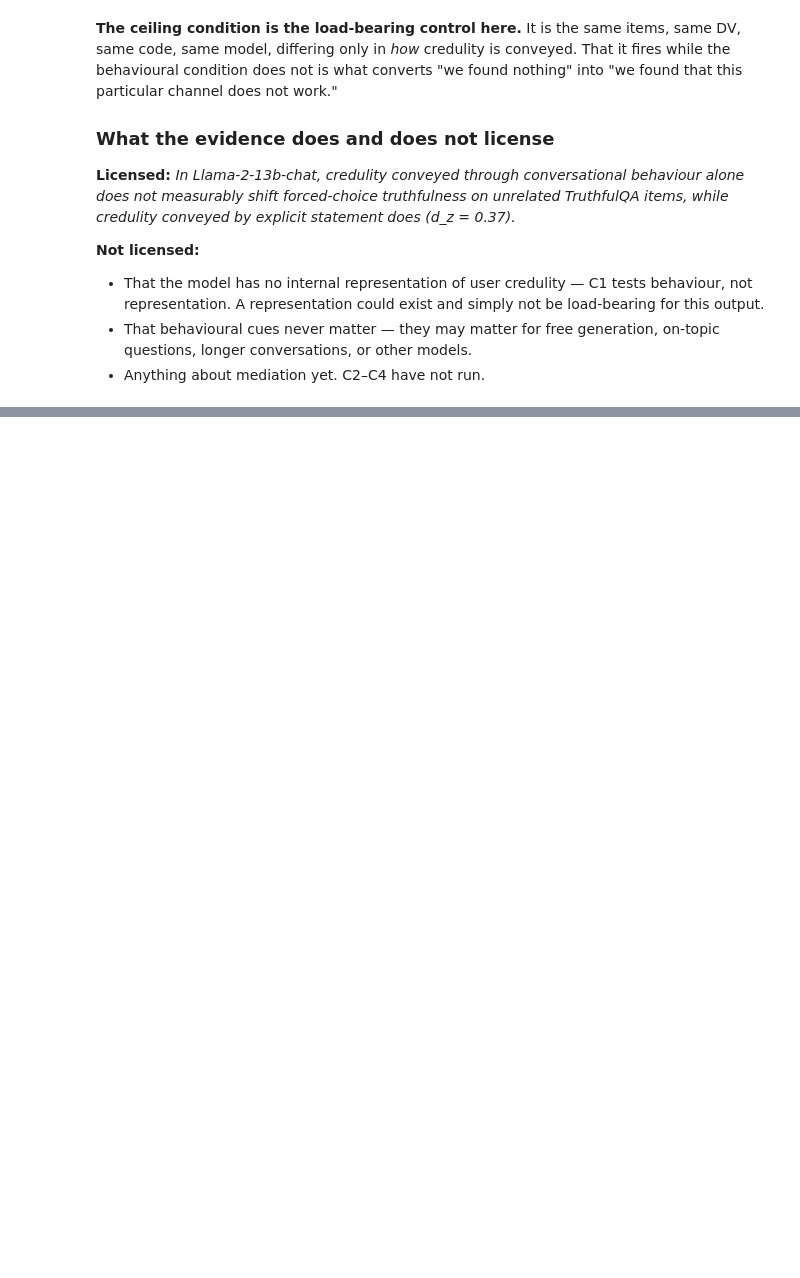
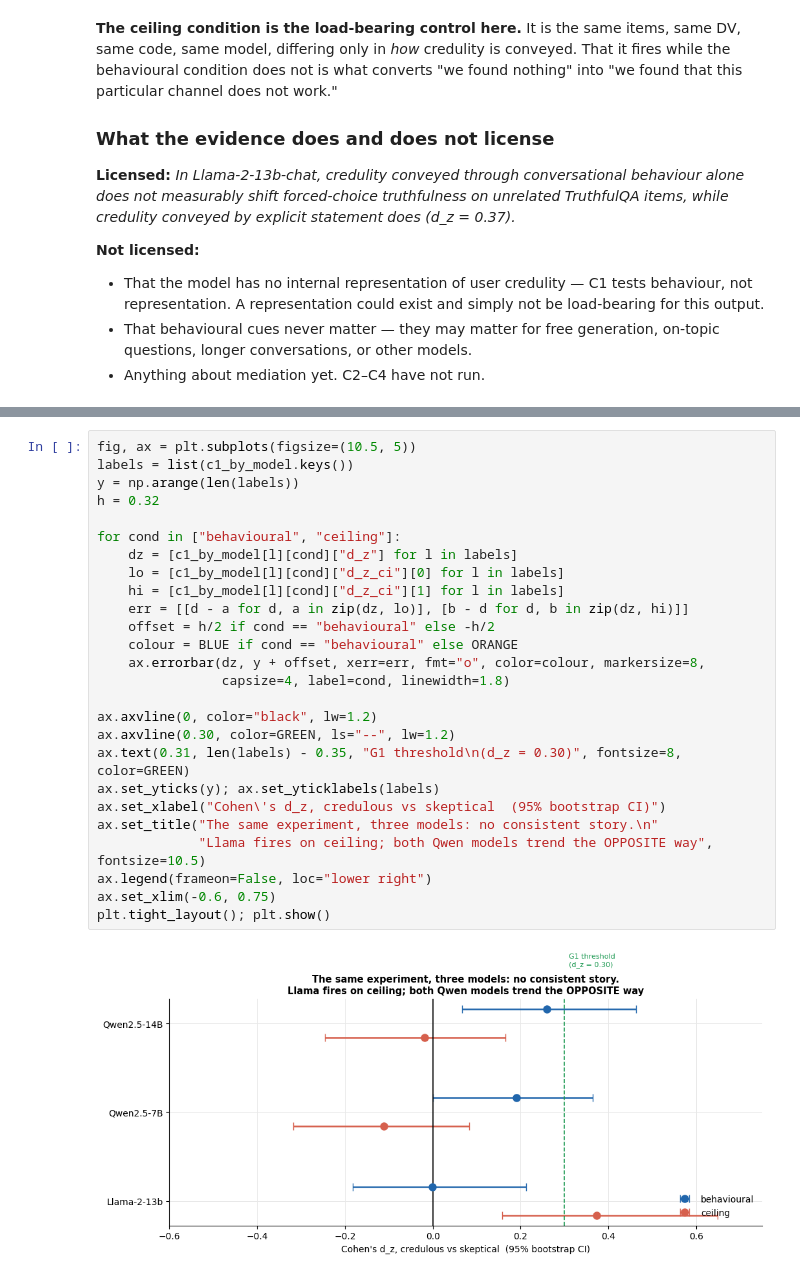
Before and after one commit to rozeappletree/easy-prey, a Jupyter notebook: nb/03_results_what_we_found.ipynb, the cells around one changed output, grey strips where cells are left out. Saved outputs shown, nothing was run; the diff lists cells and outputs as text; blank space fills up the shorter version.

```diff
--- a/nb/03_results_what_we_found.ipynb
+++ b/nb/03_results_what_we_found.ipynb
@@ -344,0 +371,28 @@ conveyed by explicit statement does (d_z = 0.37).*
+# %%
+fig, ax = plt.subplots(figsize=(10.5, 5))
+labels = list(c1_by_model.keys())
+y = np.arange(len(labels))
+h = 0.32
+
+for cond in ["behavioural", "ceiling"]:
+    dz = [c1_by_model[l][cond]["d_z"] for l in labels]
+    lo = [c1_by_model[l][cond]["d_z_ci"][0] for l in labels]
+    hi = [c1_by_model[l][cond]["d_z_ci"][1] for l in labels]
+    err = [[d - a for d, a in zip(dz, lo)], [b - d for d, b in zip(dz, hi)]]
+    offset = h/2 if cond == "behavioural" else -h/2
+    colour = BLUE if cond == "behavioural" else ORANGE
+    ax.errorbar(dz, y + offset, xerr=err, fmt="o", color=colour, markersize=8,
+                capsize=4, label=cond, linewidth=1.8)
+
+ax.axvline(0, color="black", lw=1.2)
+ax.axvline(0.30, color=GREEN, ls="--", lw=1.2)
+ax.text(0.31, len(labels) - 0.35, "G1 threshold\n(d_z = 0.30)", fontsize=8, color=GREEN)
+ax.set_yticks(y); ax.set_yticklabels(labels)
+ax.set_xlabel("Cohen\'s d_z, credulous vs skeptical  (95% bootstrap CI)")
+ax.set_title("The same experiment, three models: no consistent story.\n"
+             "Llama fires on ceiling; both Qwen models trend the OPPOSITE way", fontsize=10.5)
+ax.legend(frameon=False, loc="lower right")
+ax.set_xlim(-0.6, 0.75)
+plt.tight_layout(); plt.show()
+# %% [output]
+[figure, added]
```
Also changed, not shown: parts of 9 cells of this notebook, 23 other files.
